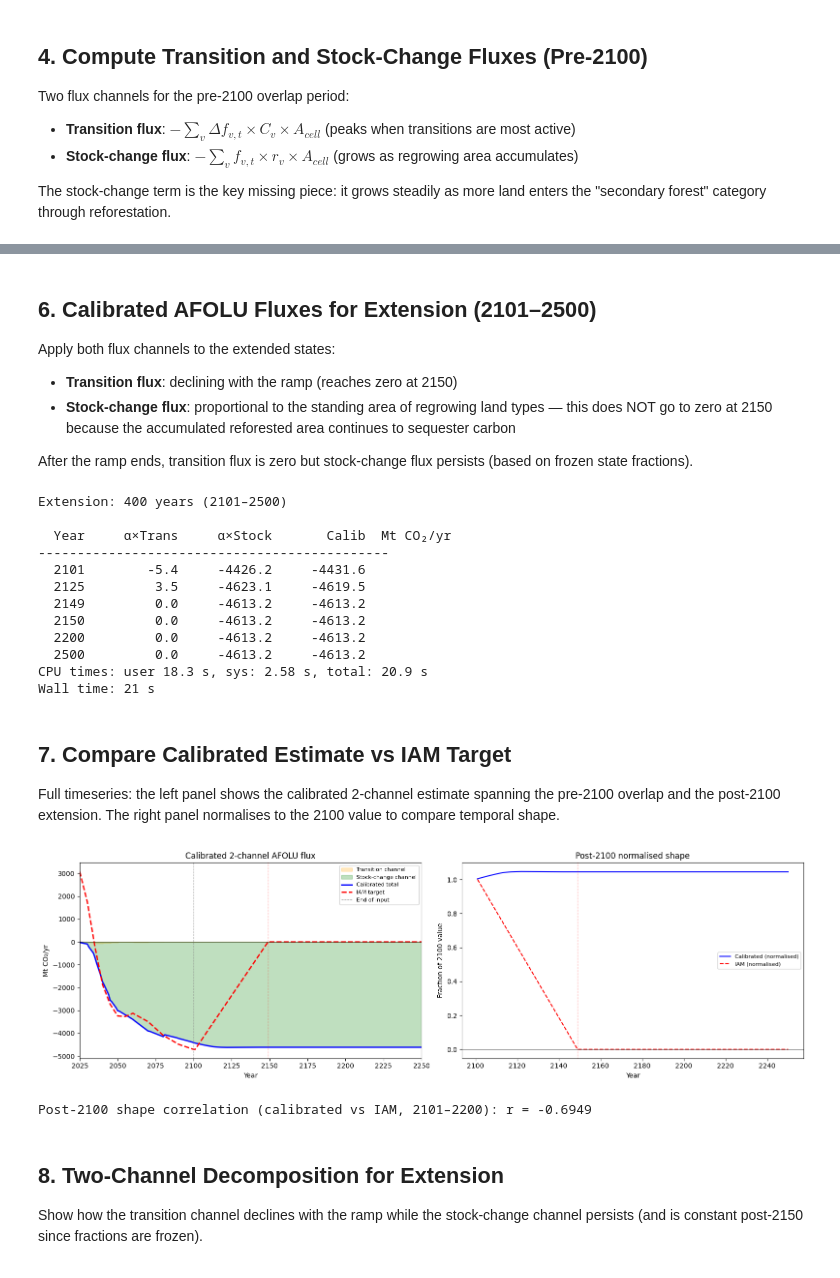
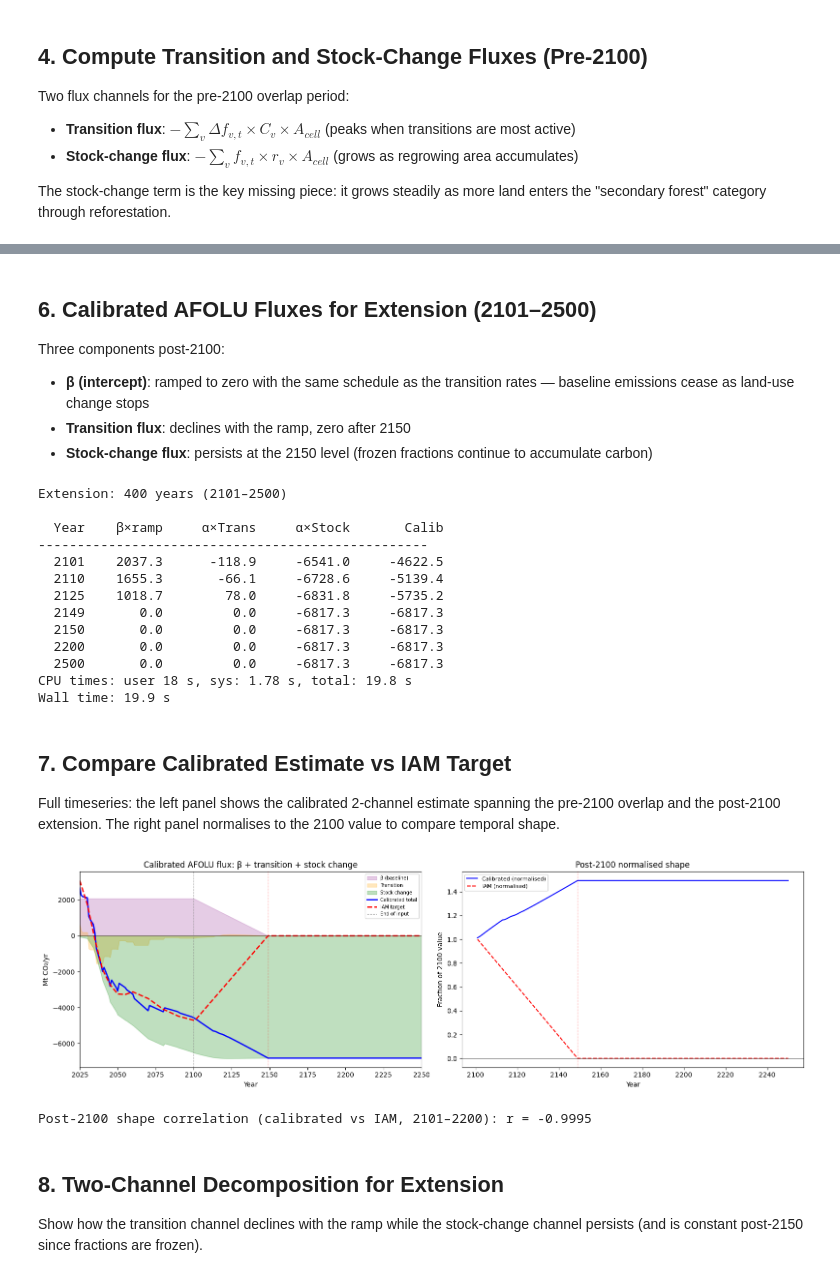
Before and after one commit to benmsanderson/extend-luh, a Jupyter notebook: notebooks/03_afolu_flux_check.ipynb, the cells around one changed output, grey strips where cells are left out. Cells and saved outputs as stored; diff of their text form; code cells hidden in the pictures.

```diff
--- a/notebooks/03_afolu_flux_check.ipynb
+++ b/notebooks/03_afolu_flux_check.ipynb
@@ -355,15 +361,19 @@ Correlation with IAM:  raw r = 0.8804,  calibrated r = 0.9671
 # %% [markdown]
 ## 6. Calibrated AFOLU Fluxes for Extension (2101–2500)
 
-Apply both flux channels to the extended states:
-- **Transition flux**: declining with the ramp (reaches zero at 2150)
-- **Stock-change flux**: proportional to the standing area of regrowing land types — this does NOT go to zero at 2150 because the accumulated reforested area continues to sequester carbon
-
-After the ramp ends, transition flux is zero but stock-change flux persists (based on frozen state fractions).
+Three components post-2100:
+- **β (intercept)**: ramped to zero with the same schedule as the transition rates — baseline emissions cease as land-use change stops
+- **Transition flux**: declines with the ramp, zero after 2150
+- **Stock-change flux**: persists at the 2150 level (frozen fractions continue to accumulate carbon)
 # %%
 %%time
+from src.data import afolu_ramp
+
 n_ramp = len(ramp_years)
 vals_2100 = {v: ds_input[v].isel(time=-1).values for v in cfg.STATE_VARS}
+
+# Rate ramp multiplier for each extension year (1→0 over 2101-2150, 0 after)
+ramp_full = afolu_ramp(full_ext_years)
 
 # ─── Channel 1: Transition flux for extension (ramp period only) ───
 ext_transition = np.zeros(len(full_ext_years))
@@ -382,7 +392,6 @@ for ti in range(n_ramp):
 # ─── Channel 2: Stock-change flux (change from 2024 baseline × accum rate) ───
 ext_stock = np.zeros(len(full_ext_years))
 
-# Ramp period: evolving fractions relative to 2024 baseline
 for ti in range(n_ramp):
     sf = 0.0
     for v in cfg.STATE_VARS:
@@ -401,31 +410,36 @@ for v in cfg.STATE_VARS:
         stock_2150 += np.nansum(-delta_area * ACCUM_RATE[v] * cell_area_2d) * TC_TO_MTCO2
 ext_stock[n_ramp:] = stock_2150
 
-# Calibrated and raw fluxes
-ext_calib = alpha_trans * ext_transition + alpha_stock * ext_stock
+# ─── β intercept: ramp to zero alongside transitions ───
+beta_ext = beta * ramp_full
+
+# ─── Calibrated total ───
+ext_calib = beta_ext + alpha_trans * ext_transition + alpha_stock * ext_stock
 ext_raw = ext_transition + ext_stock
 
 print(f"Extension: {len(full_ext_years)} years ({full_ext_years[0]}–{full_ext_years[-1]})")
-print(f"\n{'Year':>6s}  {'α×Trans':>10s}  {'α×Stock':>10s}  {'Calib':>10s}  Mt CO₂/yr")
-print("-" * 45)
-for yr in [2101, 2125, 2149, 2150, 2200, 2500]:
+print(f"\n{'Year':>6s}  {'β×ramp':>8s}  {'α×Trans':>10s}  {'α×Stock':>10s}  {'Calib':>10s}")
+print("-" * 50)
+for yr in [2101, 2110, 2125, 2149, 2150, 2200, 2500]:
     idx = np.searchsorted(full_ext_years, yr)
+    br = beta_ext[idx]
     ct = alpha_trans * ext_transition[idx]
     cs = alpha_stock * ext_stock[idx]
-    print(f"  {yr:>4d}  {ct:10.1f}  {cs:10.1f}  {ct+cs:10.1f}")
+    print(f"  {yr:>4d}  {br:8.1f}  {ct:10.1f}  {cs:10.1f}  {br+ct+cs:10.1f}")
 # %% [output]
 Extension: 400 years (2101–2500)
 
-  Year     α×Trans     α×Stock       Calib  Mt CO₂/yr
----------------------------------------------
-  2101        -5.4     -4426.2     -4431.6
-  2125         3.5     -4623.1     -4619.5
-  2149         0.0     -4613.2     -4613.2
-  2150         0.0     -4613.2     -4613.2
-  2200         0.0     -4613.2     -4613.2
-  2500         0.0     -4613.2     -4613.2
-CPU times: user 18.3 s, sys: 2.58 s, total: 20.9 s
-Wall time: 21 s
+  Year    β×ramp     α×Trans     α×Stock       Calib
+--------------------------------------------------
+  2101    2037.3      -118.9     -6541.0     -4622.5
+  2110    1655.3       -66.1     -6728.6     -5139.4
+  2125    1018.7        78.0     -6831.8     -5735.2
+  2149       0.0         0.0     -6817.3     -6817.3
+  2150       0.0         0.0     -6817.3     -6817.3
+  2200       0.0         0.0     -6817.3     -6817.3
+  2500       0.0         0.0     -6817.3     -6817.3
+CPU times: user 18 s, sys: 1.78 s, total: 19.8 s
+Wall time: 19.9 s
 # %% [markdown]
 ## 7. Compare Calibrated Estimate vs IAM Target
 
@@ -434,6 +448,7 @@ Full timeseries: the left panel shows the calibrated 2-channel estimate spanning
 # Combine pre-2100 + extension
 all_years = np.concatenate([input_flux_years, full_ext_years])
 all_calib = np.concatenate([calibrated_pre, ext_calib])
+all_beta  = np.concatenate([np.full(n_pre, beta), beta_ext])
 all_trans = np.concatenate([alpha_trans * transition_flux, alpha_trans * ext_transition])
 all_stock = np.concatenate([alpha_stock * stock_flux, alpha_stock * ext_stock])
 
@@ -441,45 +456,45 @@ fig, axes = plt.subplots(1, 2, figsize=(16, 5))
 
 # Left: absolute values with channel decomposition
 ax = axes[0]
-ax.fill_between(all_years, 0, all_trans, alpha=0.25, color='orange', label='Transition channel')
-ax.fill_between(all_years, 0, all_stock, alpha=0.25, color='green', label='Stock-change channel')
+ax.fill_between(all_years, 0, all_beta, alpha=0.2, color='purple', label='β (baseline)')
+ax.fill_between(all_years, 0, all_trans, alpha=0.25, color='orange', label='Transition')
+ax.fill_between(all_years, 0, all_stock, alpha=0.25, color='green', label='Stock change')
 ax.plot(all_years, all_calib, 'b-', lw=2, label='Calibrated total')
 afolu_plot = afolu_target.loc[2025:2300]
 ax.plot(afolu_plot.index, afolu_plot.values, 'r--', lw=2, label='IAM target')
 ax.axhline(0, color='k', lw=0.5)
 ax.axvline(cfg.YR_END_INPUT, color='gray', ls='--', lw=0.8, label='End of input')
 ax.axvline(cfg.YR_AFOLU_ZERO, color='r', ls=':', lw=0.8)
 ax.set_xlabel('Year'); ax.set_ylabel('Mt CO₂/yr')
-ax.set_title('Calibrated 2-channel AFOLU flux')
-ax.legend(fontsize=8); ax.set_xlim(2025, 2250)
+ax.set_title('Calibrated AFOLU flux: β + transition + stock change')
+ax.legend(fontsize=7); ax.set_xlim(2025, 2250)
 
-# Right: normalised shape post-2100
+# Right: normalised post-2100 shape
 ax = axes[1]
 calib_2100 = calibrated_pre[-1]
 iam_2100 = afolu_target.loc[2100]
 n_plot = 150
 ax.plot(full_ext_years[:n_plot], ext_calib[:n_plot] / calib_2100,
         'b-', lw=1.5, label='Calibrated (normalised)')
 afolu_ext_plot = afolu_target.loc[2101:2250]
 ax.plot(afolu_ext_plot.index, afolu_ext_plot.values / iam_2100,
         'r--', lw=1.5, label='IAM (normalised)')
 ax.axhline(0, color='k', lw=0.5)
 ax.axvline(cfg.YR_AFOLU_ZERO, color='r', ls=':', lw=0.8)
 ax.set_xlabel('Year'); ax.set_ylabel('Fraction of 2100 value')
 ax.set_title('Post-2100 normalised shape')
 ax.legend(fontsize=8)
 
 plt.tight_layout(); plt.show()
 
-# Post-2100 shape correlation (first 100 years)
 common_yrs = np.arange(2101, 2201)
 ext_sub = ext_calib[:len(common_yrs)]
 iam_sub = np.array([afolu_target.loc[y] for y in common_yrs])
 r_shape = np.corrcoef(ext_sub, iam_sub)[0, 1]
 print(f"Post-2100 shape correlation (calibrated vs IAM, 2101–2200): r = {r_shape:.4f}")
 # %% [output]
-[figure, old version]
+[figure, new version]
-Post-2100 shape correlation (calibrated vs IAM, 2101–2200): r = -0.6949
+Post-2100 shape correlation (calibrated vs IAM, 2101–2200): r = -0.9995
 # %% [markdown]
 ## 8. Two-Channel Decomposition for Extension
 
```
Also changed, not shown: parts of 7 cells of this notebook.
